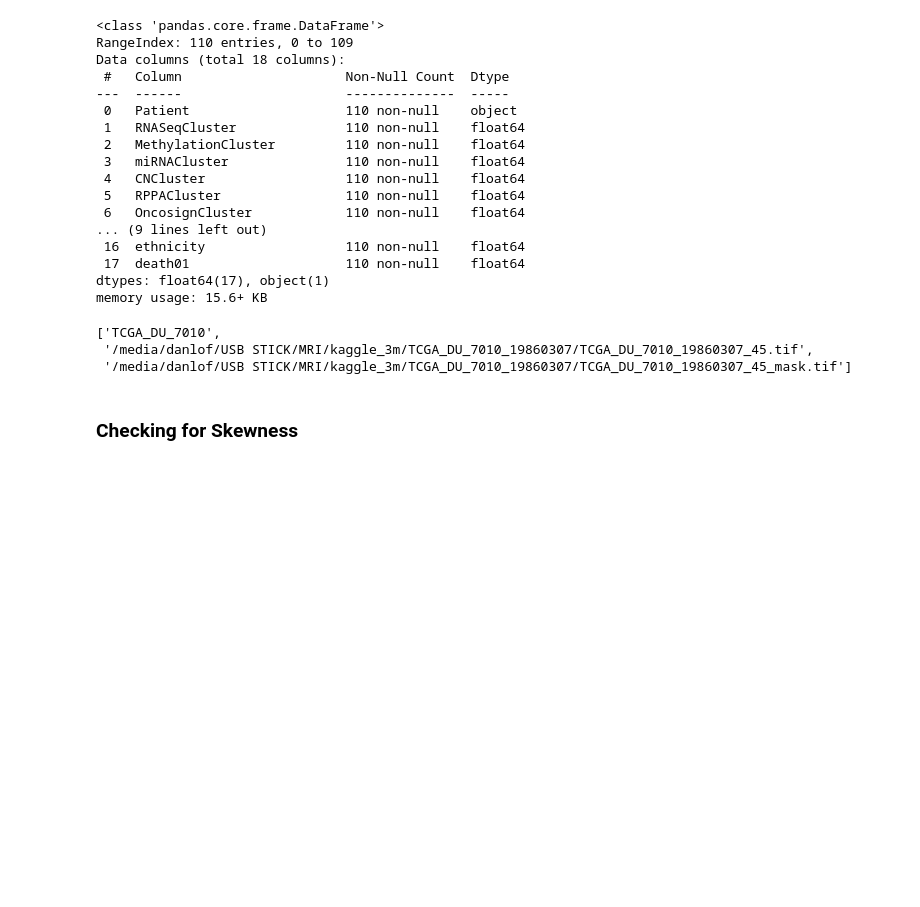
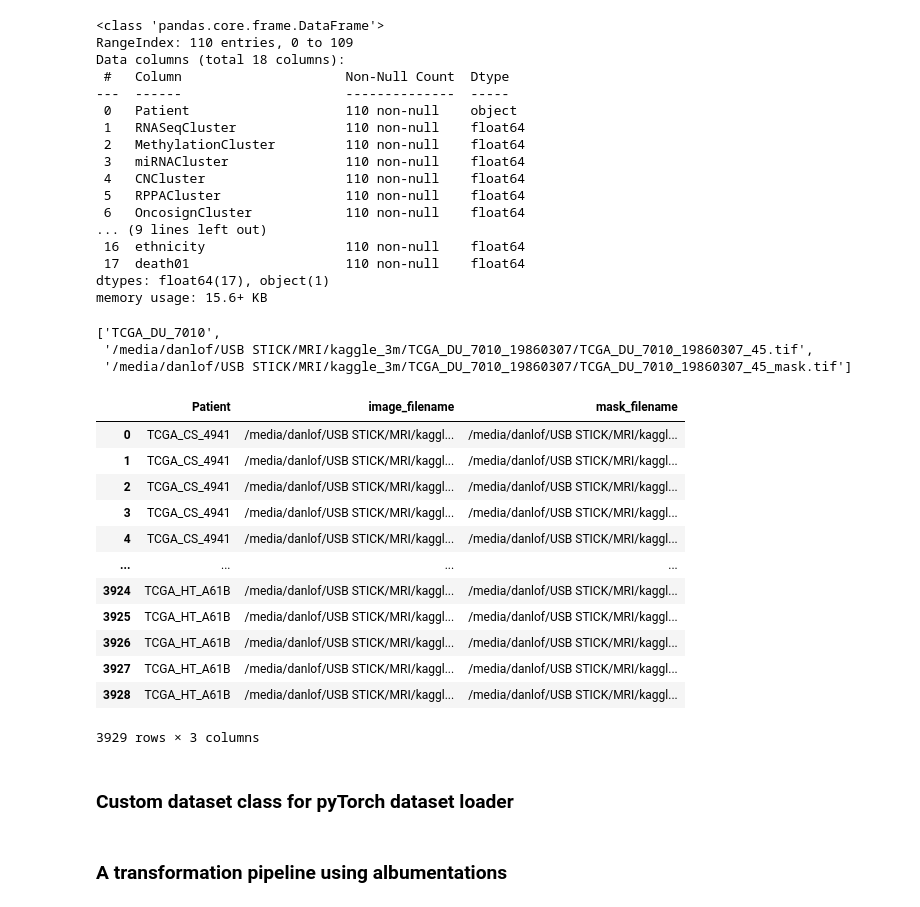
Before and after one commit to Danlof/Brain_tumour_segmentation, a Jupyter notebook: segmentation_mri.ipynb, the cells around one changed output. Cells and saved outputs as stored; diff of their text form; code cells hidden in the pictures; blank space fills up the shorter version.

```diff
--- a/segmentation_mri.ipynb
+++ b/segmentation_mri.ipynb
@@ -154,3 +154,24 @@ get_file_row('/media/danlof/USB STICK/MRI/kaggle_3m/TCGA_DU_7010_19860307/TCGA_D
 ['TCGA_DU_7010',
  '/media/danlof/USB STICK/MRI/kaggle_3m/TCGA_DU_7010_19860307/TCGA_DU_7010_19860307_45.tif',
  '/media/danlof/USB STICK/MRI/kaggle_3m/TCGA_DU_7010_19860307/TCGA_DU_7010_19860307_45_mask.tif']
+# %%
+# storing the data into a dataframe
+
+filenames_df = pd.DataFrame((get_file_row(filename) for filename in file_paths),columns = ['Patient','image_filename','mask_filename'])
+filenames_df
+# %% [output]
+|  | Patient | image_filename | mask_filename |
+| 0 | TCGA_CS_4941 | /media/danlof/USB STICK/MRI/kaggl... | /media/danlof/USB STICK/MRI/kaggl... |
+| 1 | TCGA_CS_4941 | /media/danlof/USB STICK/MRI/kaggl... | /media/danlof/USB STICK/MRI/kaggl... |
+| 2 | TCGA_CS_4941 | /media/danlof/USB STICK/MRI/kaggl... | /media/danlof/USB STICK/MRI/kaggl... |
+| 3 | TCGA_CS_4941 | /media/danlof/USB STICK/MRI/kaggl... | /media/danlof/USB STICK/MRI/kaggl... |
+| 4 | TCGA_CS_4941 | /media/danlof/USB STICK/MRI/kaggl... | /media/danlof/USB STICK/MRI/kaggl... |
+| ... | ... | ... | ... |
+| 3924 | TCGA_HT_A61B | /media/danlof/USB STICK/MRI/kaggl... | /media/danlof/USB STICK/MRI/kaggl... |
+| 3925 | TCGA_HT_A61B | /media/danlof/USB STICK/MRI/kaggl... | /media/danlof/USB STICK/MRI/kaggl... |
+| 3926 | TCGA_HT_A61B | /media/danlof/USB STICK/MRI/kaggl... | /media/danlof/USB STICK/MRI/kaggl... |
+| 3927 | TCGA_HT_A61B | /media/danlof/USB STICK/MRI/kaggl... | /media/danlof/USB STICK/MRI/kaggl... |
+| 3928 | TCGA_HT_A61B | /media/danlof/USB STICK/MRI/kaggl... | /media/danlof/USB STICK/MRI/kaggl... |
+3929 rows × 3 columns
+# %% [markdown]
+### Custom dataset class for pyTorch dataset loader
@@ -157,3 +218,3 @@ get_file_row('/media/danlof/USB STICK/MRI/kaggle_3m/TCGA_DU_7010_19860307/TCGA_D
 # %% [markdown]
-### Checking for Skewness
+### A transformation pipeline using albumentations
 # %%
```
Also changed, not shown: parts of 6 cells of this notebook.
